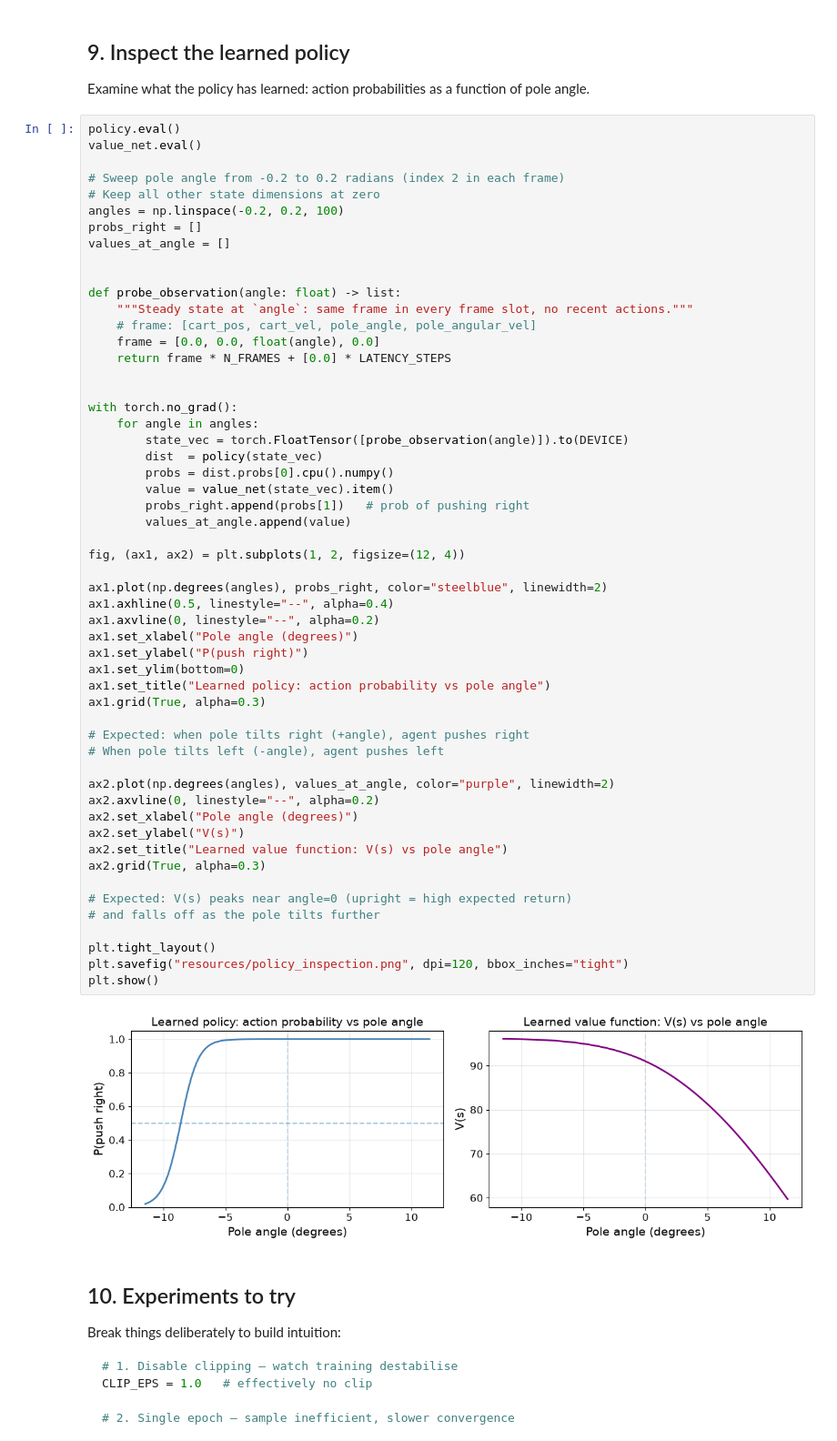
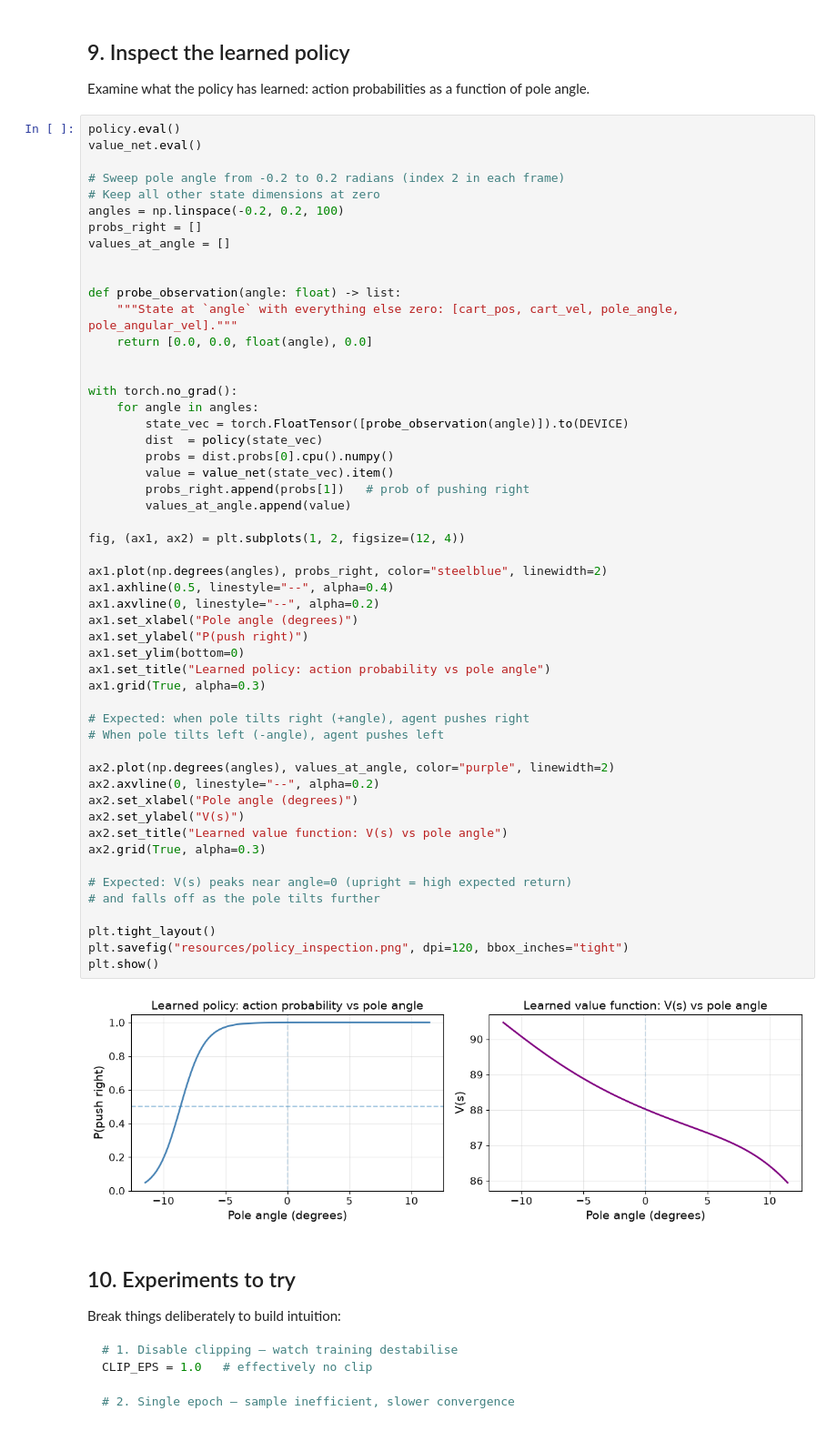
Before and after one commit to ozkansafak/ppo_cartpole, a Jupyter notebook: ppo_cartpole.ipynb, the cells around one changed output. Shown at 91% size. Cells and saved outputs as stored; diff of their text form.

```diff
--- a/ppo_cartpole.ipynb
+++ b/ppo_cartpole.ipynb
@@ -870,10 +873,8 @@ values_at_angle = []
 
 
 def probe_observation(angle: float) -> list:
-    """Steady state at `angle`: same frame in every frame slot, no recent actions."""
-    # frame: [cart_pos, cart_vel, pole_angle, pole_angular_vel]
-    frame = [0.0, 0.0, float(angle), 0.0]
-    return frame * N_FRAMES + [0.0] * LATENCY_STEPS
+    """State at `angle` with everything else zero: [cart_pos, cart_vel, pole_angle, pole_angular_vel]."""
+    return [0.0, 0.0, float(angle), 0.0]
 
 
 with torch.no_grad():
@@ -886,34 +887,34 @@ with torch.no_grad():
         values_at_angle.append(value)
 
 fig, (ax1, ax2) = plt.subplots(1, 2, figsize=(12, 4))
 
 ax1.plot(np.degrees(angles), probs_right, color="steelblue", linewidth=2)
 ax1.axhline(0.5, linestyle="--", alpha=0.4)
 ax1.axvline(0, linestyle="--", alpha=0.2)
 ax1.set_xlabel("Pole angle (degrees)")
 ax1.set_ylabel("P(push right)")
 ax1.set_ylim(bottom=0)
 ax1.set_title("Learned policy: action probability vs pole angle")
 ax1.grid(True, alpha=0.3)
 
 # Expected: when pole tilts right (+angle), agent pushes right
 # When pole tilts left (-angle), agent pushes left
 
 ax2.plot(np.degrees(angles), values_at_angle, color="purple", linewidth=2)
 ax2.axvline(0, linestyle="--", alpha=0.2)
 ax2.set_xlabel("Pole angle (degrees)")
 ax2.set_ylabel("V(s)")
 ax2.set_title("Learned value function: V(s) vs pole angle")
 ax2.grid(True, alpha=0.3)
 
 # Expected: V(s) peaks near angle=0 (upright = high expected return)
 # and falls off as the pole tilts further
 
 plt.tight_layout()
 plt.savefig("resources/policy_inspection.png", dpi=120, bbox_inches="tight")
 plt.show()
 # %% [output]
-[figure, old version]
+[figure, new version]
 # %% [markdown]
 ## 10. Experiments to try
 
```
Also changed, not shown: parts of 4 cells of this notebook, 7 other files.
